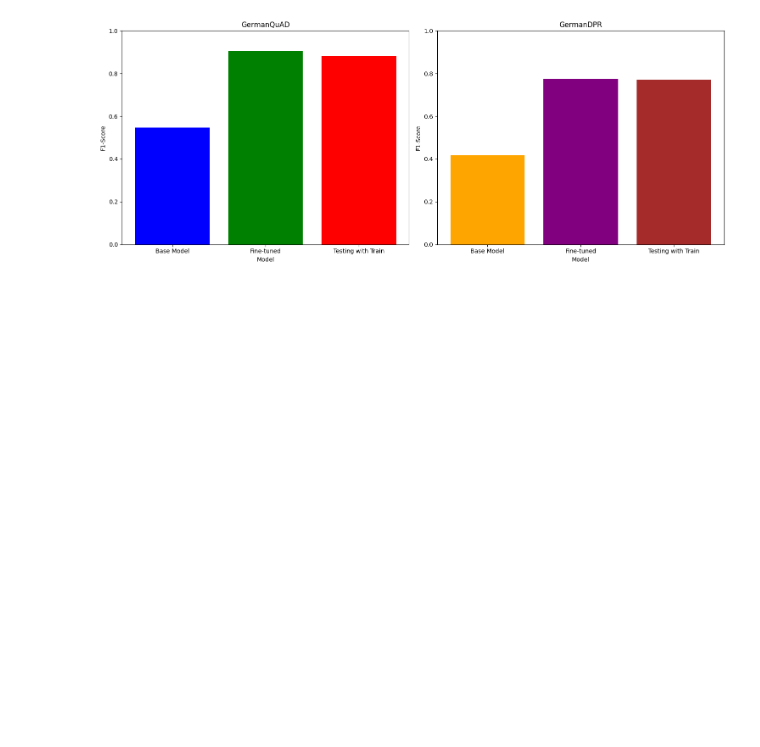
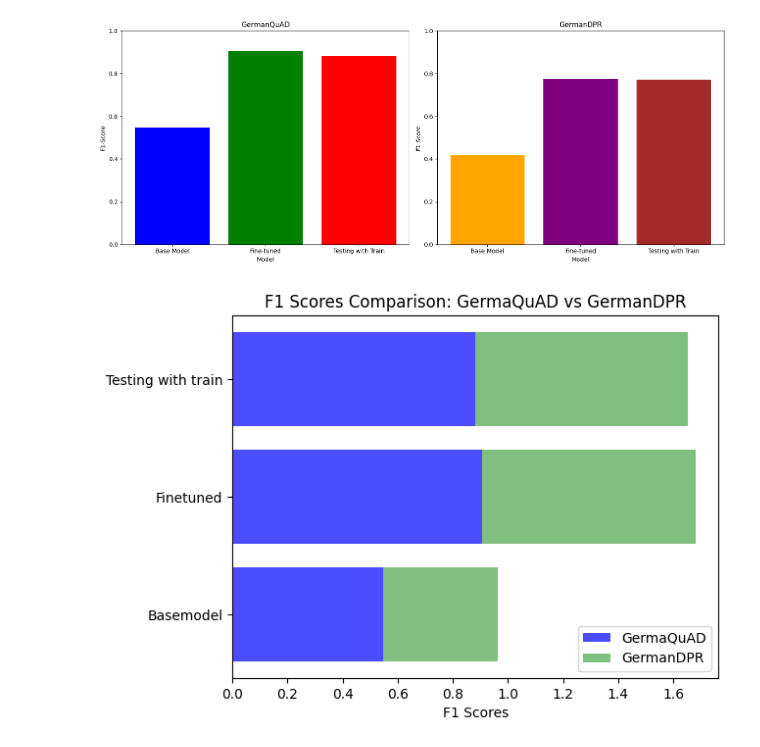
Before and after one commit to ValentinForster/AIRGroup14, a Jupyter notebook: AIR_Project_Colab_Haystack_all_outputs.ipynb, the cells around one changed output. Saved outputs shown, nothing was run; the diff lists cells and outputs as text; code cells hidden in the pictures; blank space fills up the shorter version.

Commit message:
some plotting tries and dir for Colab

```diff
--- a/AIR_Project_Colab_Haystack_all_outputs.ipynb
+++ b/AIR_Project_Colab_Haystack_all_outputs.ipynb
@@ -300,3 +302,21 @@ plt.tight_layout()
 plt.show()
 # %% [output]
 [figure]
+# %%
+import matplotlib.pyplot as plt
+
+models = ['Basemodel', 'Finetuned', 'Testing with train']
+f1_scores_germaquad = [0.5458257713248639, 0.9060798548094374, 0.8825316895294322]
+f1_scores_germandpr = [0.41853658536585364, 0.7736585365853659, 0.7715363881401616]
+
+fig, ax = plt.subplots()
+ax.barh(models, f1_scores_germaquad, color='blue', alpha=0.7, label='GermaQuAD')
+ax.barh(models, f1_scores_germandpr, color='green', alpha=0.5, label='GermanDPR', left=f1_scores_germaquad)
+
+ax.set_xlabel('F1 Scores')
+ax.set_title('F1 Scores Comparison: GermaQuAD vs GermanDPR')
+ax.legend()
+
+plt.show()
+# %% [output]
+[figure, added]
```
Also changed, not shown: parts of 6 cells of this notebook.
